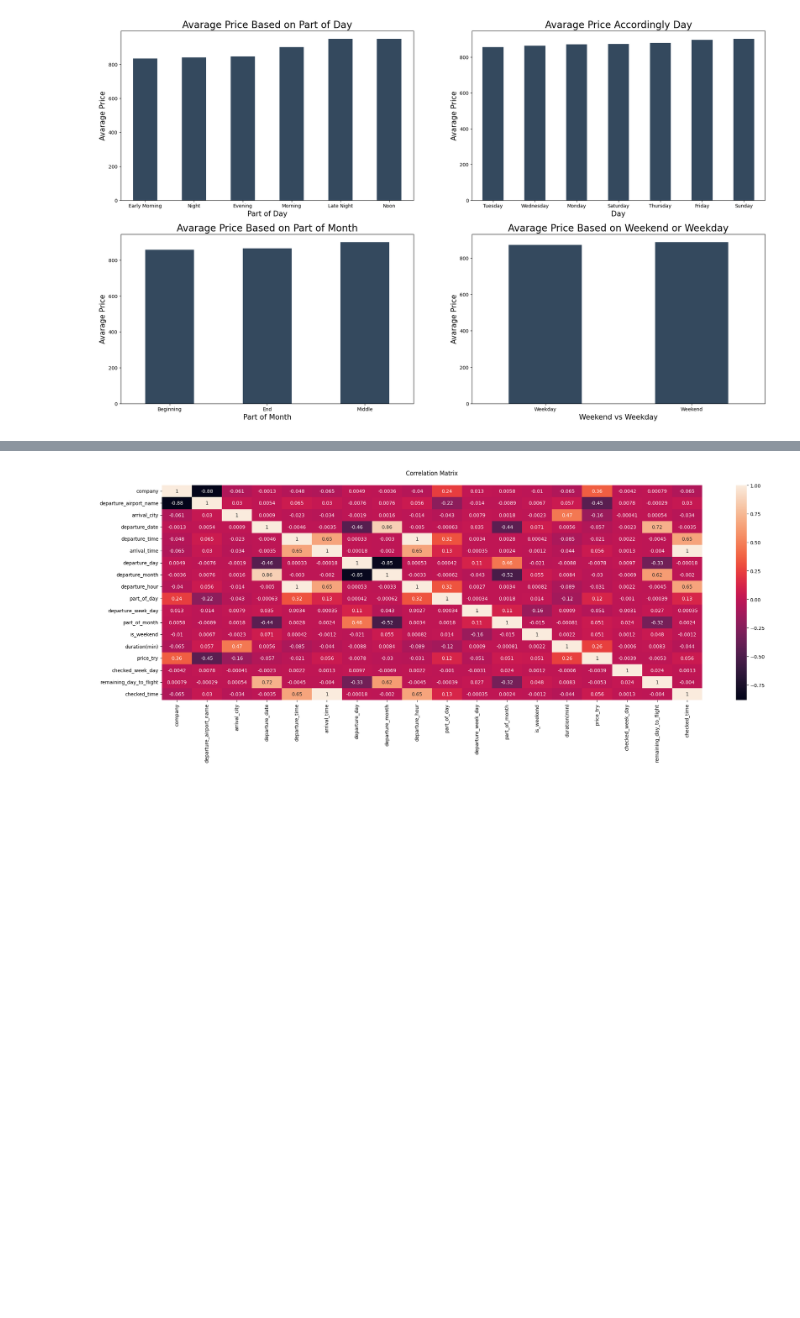
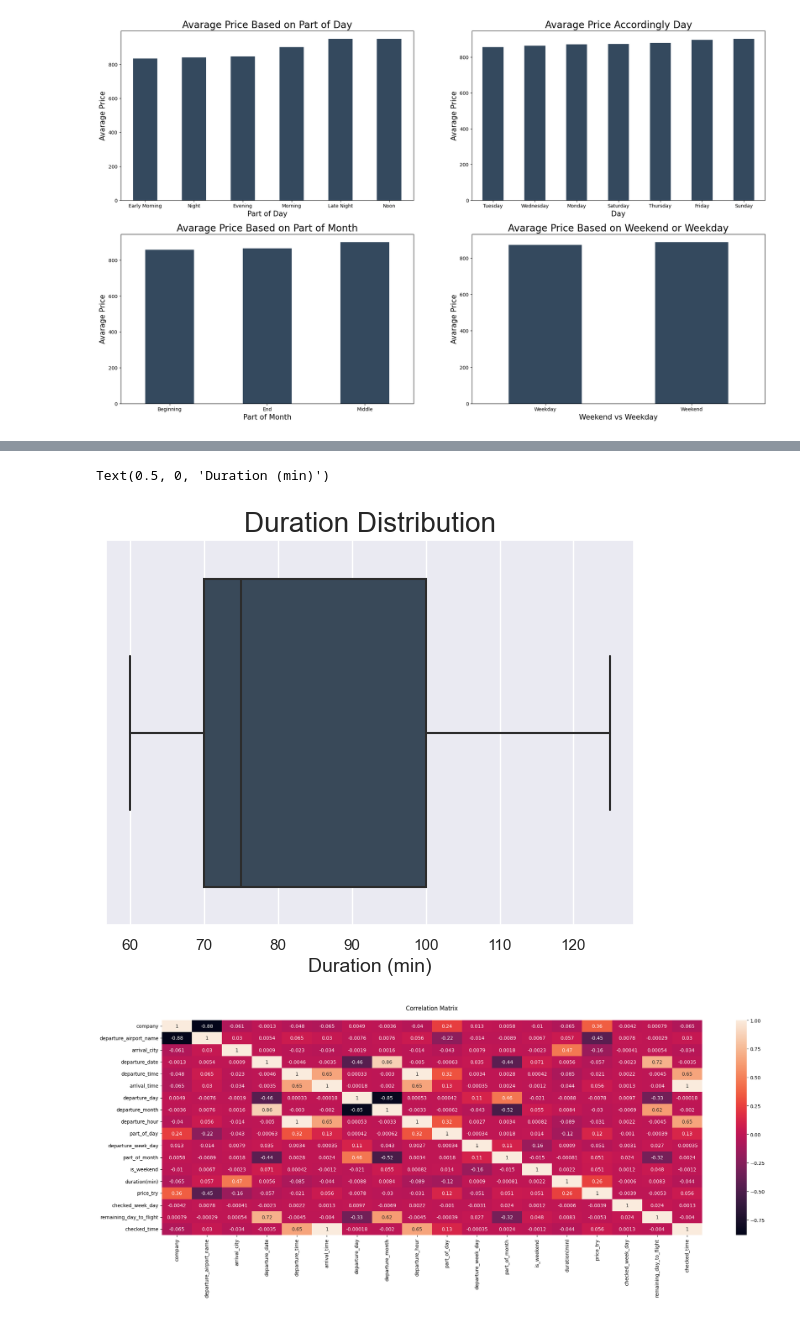
Before and after one commit to koglak/SWE599_Flight_Price_Estimation, a Jupyter notebook: Data_Visualization.ipynb, the cells around one changed output, grey strips where cells are left out. Cells and saved outputs as stored; diff of their text form; code cells hidden in the pictures; blank space fills up the shorter version.

```diff
--- a/Data_Visualization.ipynb
+++ b/Data_Visualization.ipynb
@@ -299,3 +315,12 @@ for city in arrival_cities:
+# %%
+plt.figure(figsize = (15,5))
+plt.subplot(1,2,1)
+ax1=sns.boxplot(x = 'duration(min)', data = df, palette=['#34495E'])
+ax1.set_title('Duration Distribution', fontsize=20)
+ax1.set_xlabel('Duration (min)',fontsize=14)
+# %% [output]
+Text(0.5, 0, 'Duration (min)')
+[figure, added]
 # %%
 plt.figure(figsize=(25,8))
 plt.title('Correlation Matrix\n')
```
Also changed, not shown: parts of 8 cells of this notebook, 5 other files.
